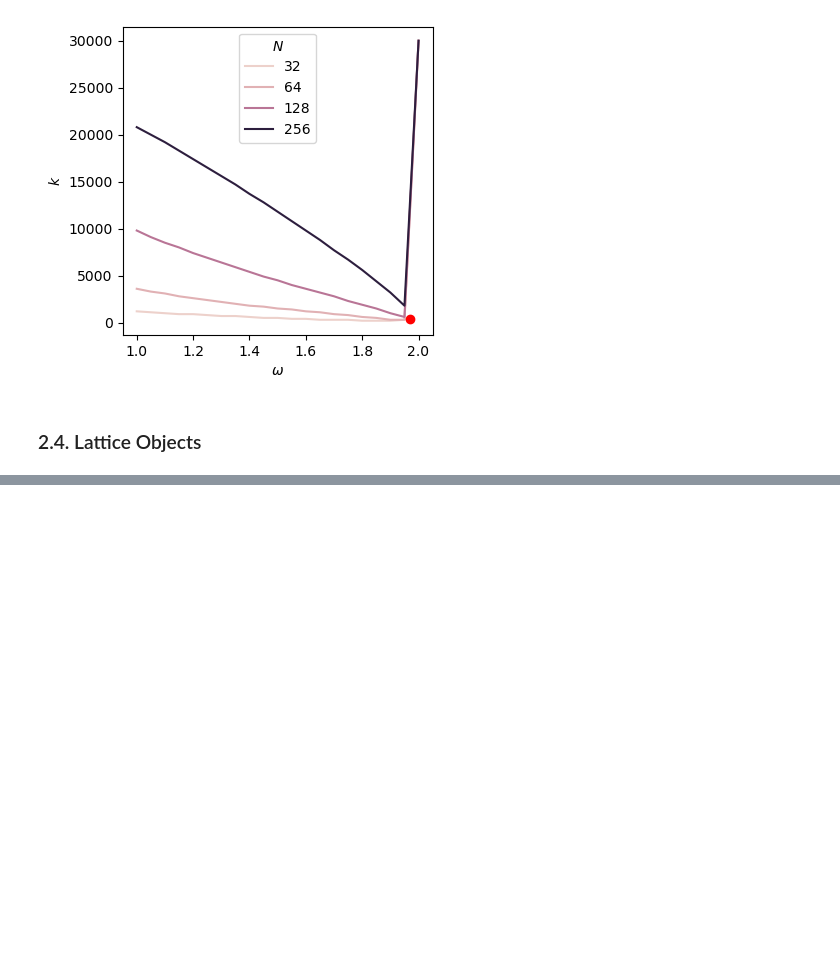
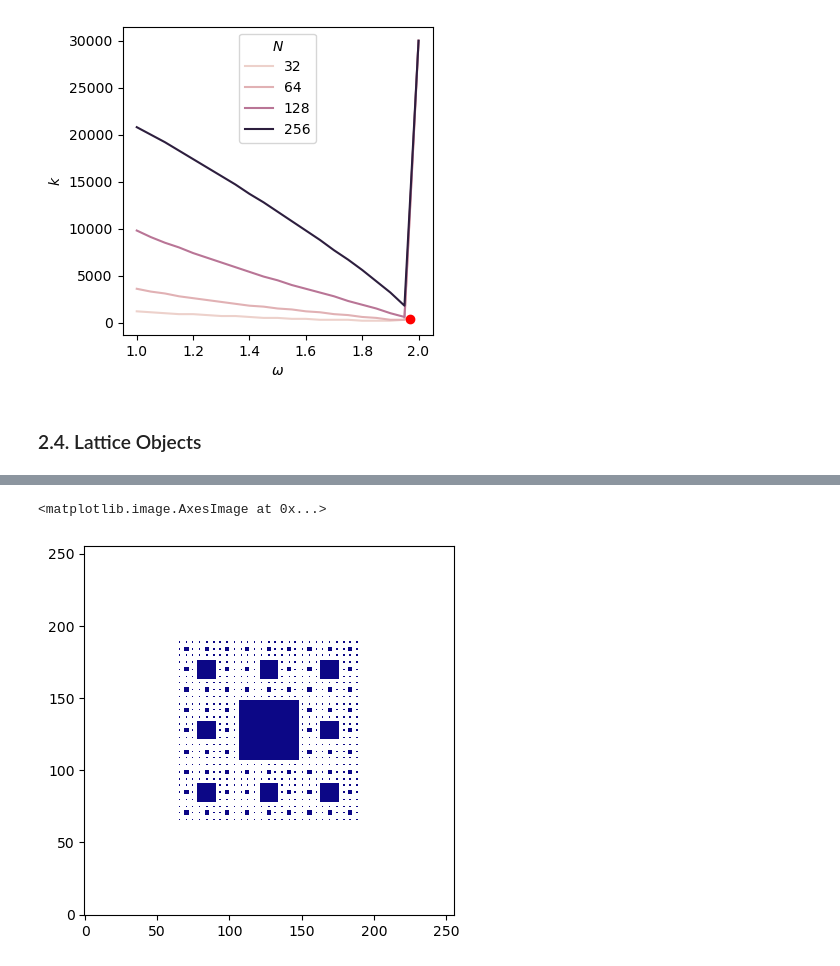
Before and after one commit to mboyan/scented-candles, a Jupyter notebook: Assignment Set 1/AssignmentSet1.ipynb, the cells around one changed output, grey strips where cells are left out. Saved outputs shown, nothing was run; the diff lists cells and outputs as text; code cells hidden in the pictures; blank space fills up the shorter version.

```diff
--- a/Assignment Set 1/AssignmentSet1.ipynb
+++ b/Assignment Set 1/AssignmentSet1.ipynb
@@ -481,0 +547,6 @@ c_objects = pde.init_lattice_object(c_init, center, 0.25 * N, type='rectangle')
+# %%
+# Preview object
+plt.imshow(c_object_collection[3], origin='lower', cmap='plasma')
+# %% [output]
+<matplotlib.image.AxesImage at 0x...>
+[figure, added]
```
Also changed, not shown: parts of 20 cells of this notebook, 1 other file.
